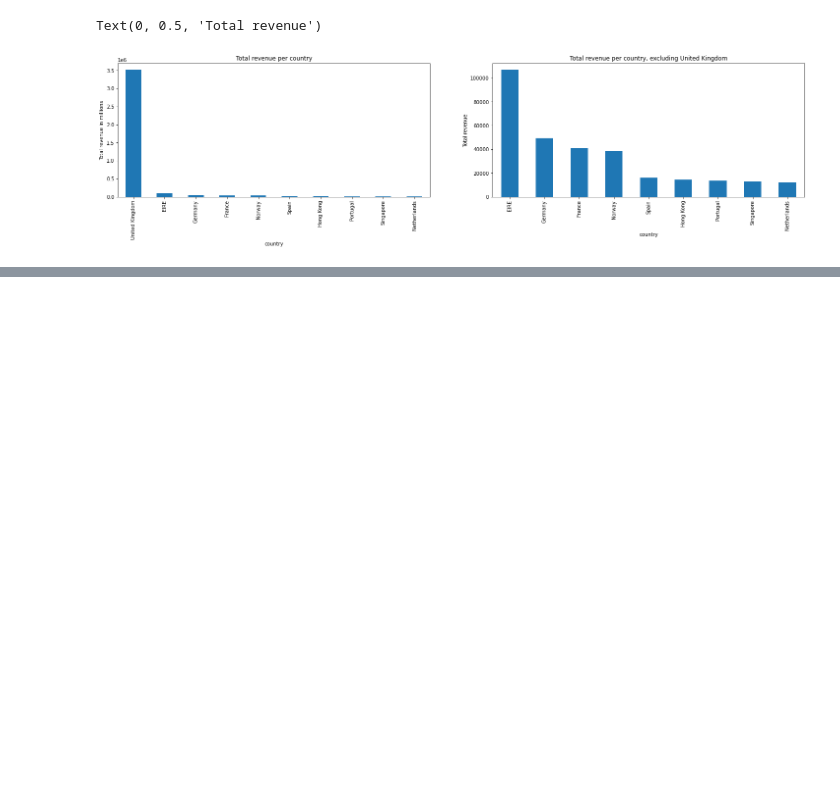
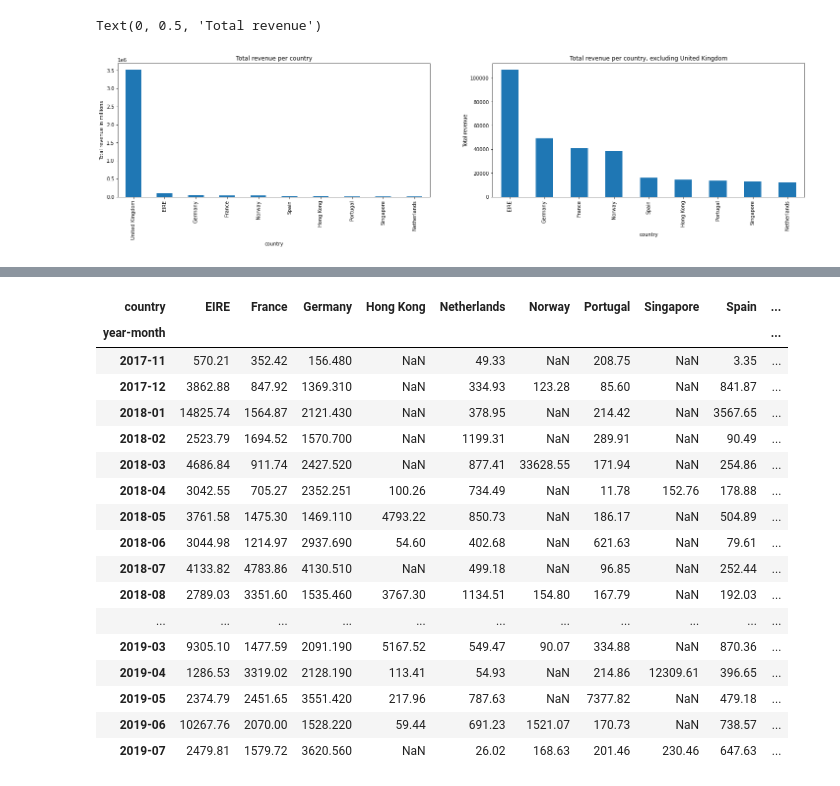
Before and after one commit to richardcure/capstone, a Jupyter notebook: EDA.ipynb, the cells around one changed output, grey strips where cells are left out. Drawn from its saved outputs; the diff is of its cells as text; code cells hidden in the pictures; blank space fills up the shorter version.

```diff
--- a/EDA.ipynb
+++ b/EDA.ipynb
@@ -202,0 +196,26 @@ array([('2017-11', 'Australia'), ('2017-11', 'Austria'),
+# %%
+#groupby on country and month
+dfidxd = dftop10.groupby(by=['country', 'year-month'])['price'].sum()
+#filter out top 10 countries, move country back from index as a column
+dfidxd = dfidxd.loc[top10revenuecountries].unstack('country')
+#view table to plot as time series
+dfidxd
+# %% [output]
+| country | EIRE | France | Germany | Hong Kong | Netherlands | Norway | Portugal | Singapore | Spain | ... |
+| year-month |  |  |  |  |  |  |  |  |  | ... |
+| 2017-11 | 570.21 | 352.42 | 156.480 | NaN | 49.33 | NaN | 208.75 | NaN | 3.35 | ... |
+| 2017-12 | 3862.88 | 847.92 | 1369.310 | NaN | 334.93 | 123.28 | 85.60 | NaN | 841.87 | ... |
+| 2018-01 | 14825.74 | 1564.87 | 2121.430 | NaN | 378.95 | NaN | 214.42 | NaN | 3567.65 | ... |
+| 2018-02 | 2523.79 | 1694.52 | 1570.700 | NaN | 1199.31 | NaN | 289.91 | NaN | 90.49 | ... |
+| 2018-03 | 4686.84 | 911.74 | 2427.520 | NaN | 877.41 | 33628.55 | 171.94 | NaN | 254.86 | ... |
+| 2018-04 | 3042.55 | 705.27 | 2352.251 | 100.26 | 734.49 | NaN | 11.78 | 152.76 | 178.88 | ... |
+| 2018-05 | 3761.58 | 1475.30 | 1469.110 | 4793.22 | 850.73 | NaN | 186.17 | NaN | 504.89 | ... |
+| 2018-06 | 3044.98 | 1214.97 | 2937.690 | 54.60 | 402.68 | NaN | 621.63 | NaN | 79.61 | ... |
+| 2018-07 | 4133.82 | 4783.86 | 4130.510 | NaN | 499.18 | NaN | 96.85 | NaN | 252.44 | ... |
+| 2018-08 | 2789.03 | 3351.60 | 1535.460 | 3767.30 | 1134.51 | 154.80 | 167.79 | NaN | 192.03 | ... |
+| ... | ... | ... | ... | ... | ... | ... | ... | ... | ... | ... |
+| 2019-03 | 9305.10 | 1477.59 | 2091.190 | 5167.52 | 549.47 | 90.07 | 334.88 | NaN | 870.36 | ... |
+| 2019-04 | 1286.53 | 3319.02 | 2128.190 | 113.41 | 54.93 | NaN | 214.86 | 12309.61 | 396.65 | ... |
+| 2019-05 | 2374.79 | 2451.65 | 3551.420 | 217.96 | 787.63 | NaN | 7377.82 | NaN | 479.18 | ... |
+| 2019-06 | 10267.76 | 2070.00 | 1528.220 | 59.44 | 691.23 | 1521.07 | 170.73 | NaN | 738.57 | ... |
+| 2019-07 | 2479.81 | 1579.72 | 3620.560 | NaN | 26.02 | 168.63 | 201.46 | 230.46 | 647.63 | ... |
```
Also changed, not shown: parts of 10 cells of this notebook.
